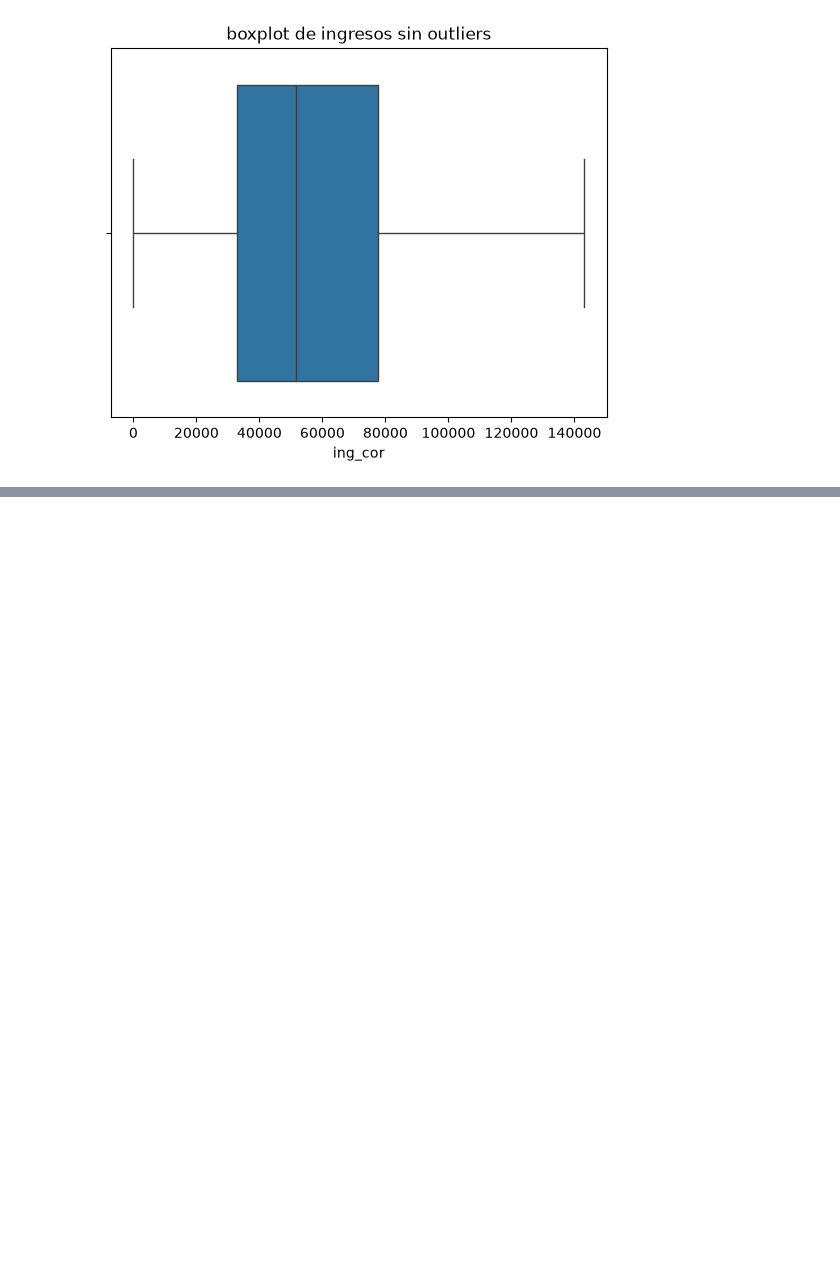
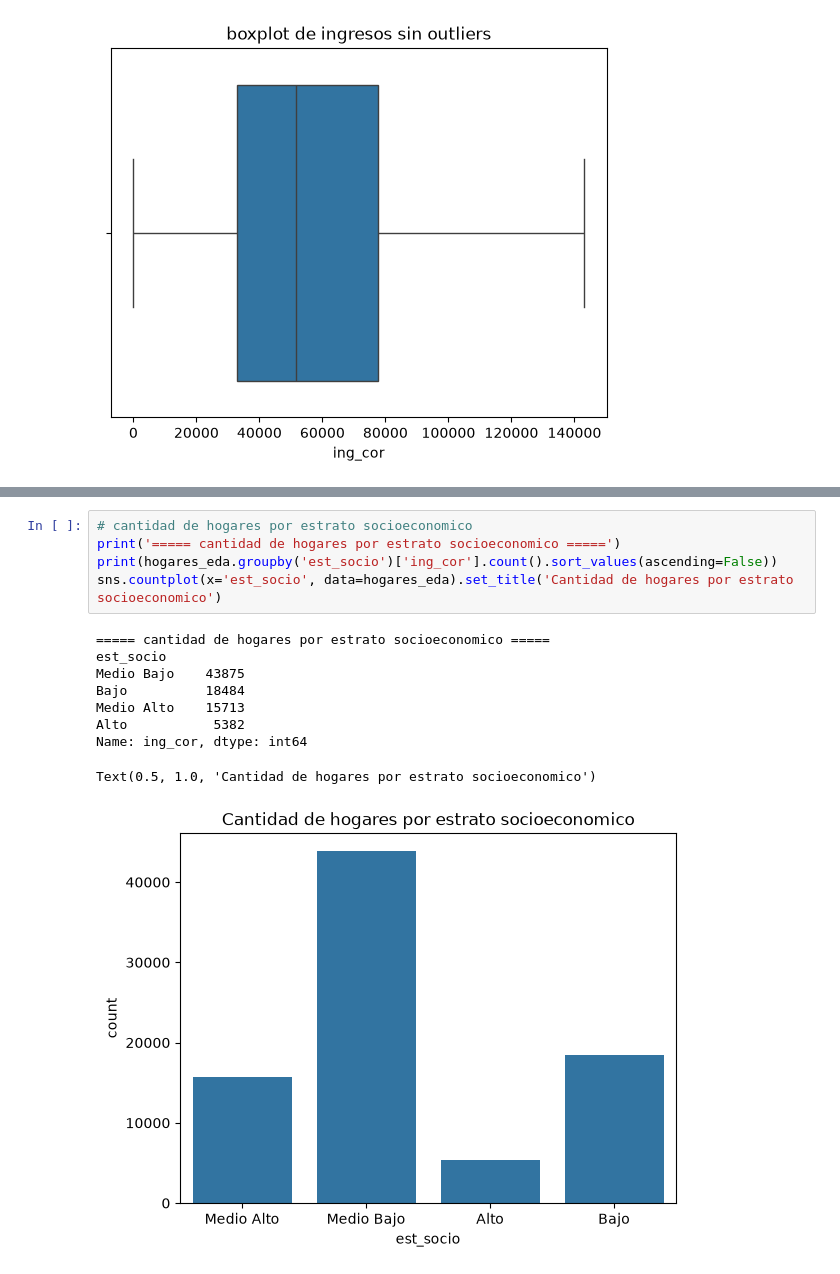
Before and after one commit to OswaldoRamAlv/ENIGH-2024---regresi-n-ingresos, a Jupyter notebook: code/Hogares/EDA_Hog.ipynb, the cells around one changed output, grey strips where cells are left out. Saved outputs shown, nothing was run; the diff lists cells and outputs as text; blank space fills up the shorter version.

```diff
--- a/code/Hogares/EDA_Hog.ipynb
+++ b/code/Hogares/EDA_Hog.ipynb
@@ -160,0 +234,15 @@ Text(0.5, 1.0, 'boxplot de ingresos sin outliers')
+# %%
+# cantidad de hogares por estrato socioeconomico
+print('===== cantidad de hogares por estrato socioeconomico =====')
+print(hogares_eda.groupby('est_socio')['ing_cor'].count().sort_values(ascending=False))
+sns.countplot(x='est_socio', data=hogares_eda).set_title('Cantidad de hogares por estrato socioeconomico')
+# %% [output]
+===== cantidad de hogares por estrato socioeconomico =====
+est_socio
+Medio Bajo    43875
+Bajo          18484
+Medio Alto    15713
+Alto           5382
+Name: ing_cor, dtype: int64
+Text(0.5, 1.0, 'Cantidad de hogares por estrato socioeconomico')
+[figure, added]
```
Also changed, not shown: parts of 28 cells of this notebook.
